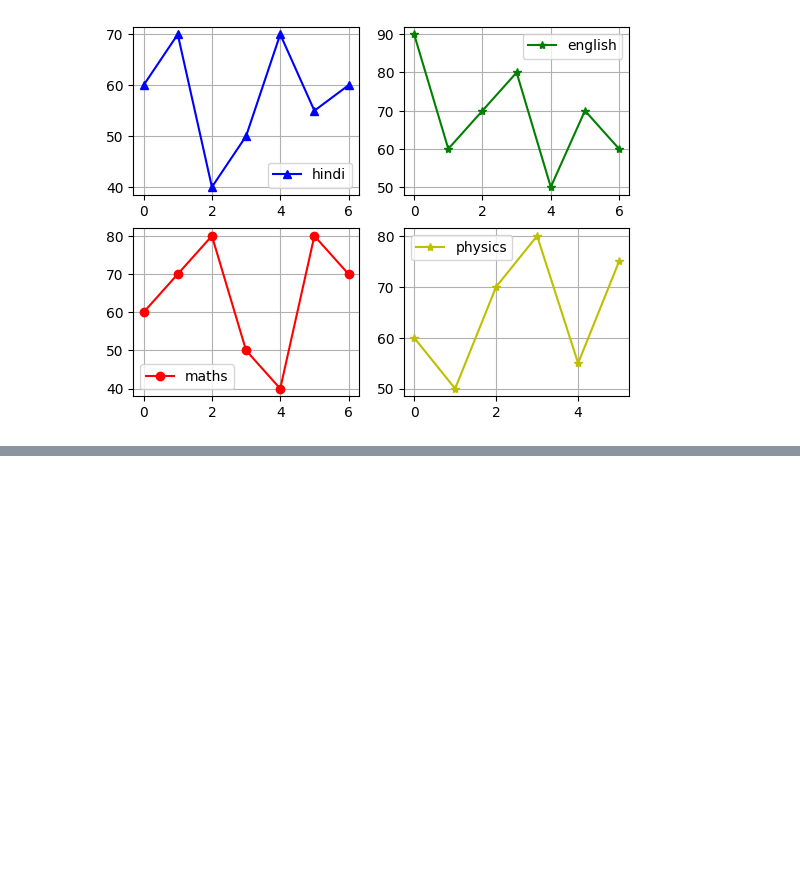
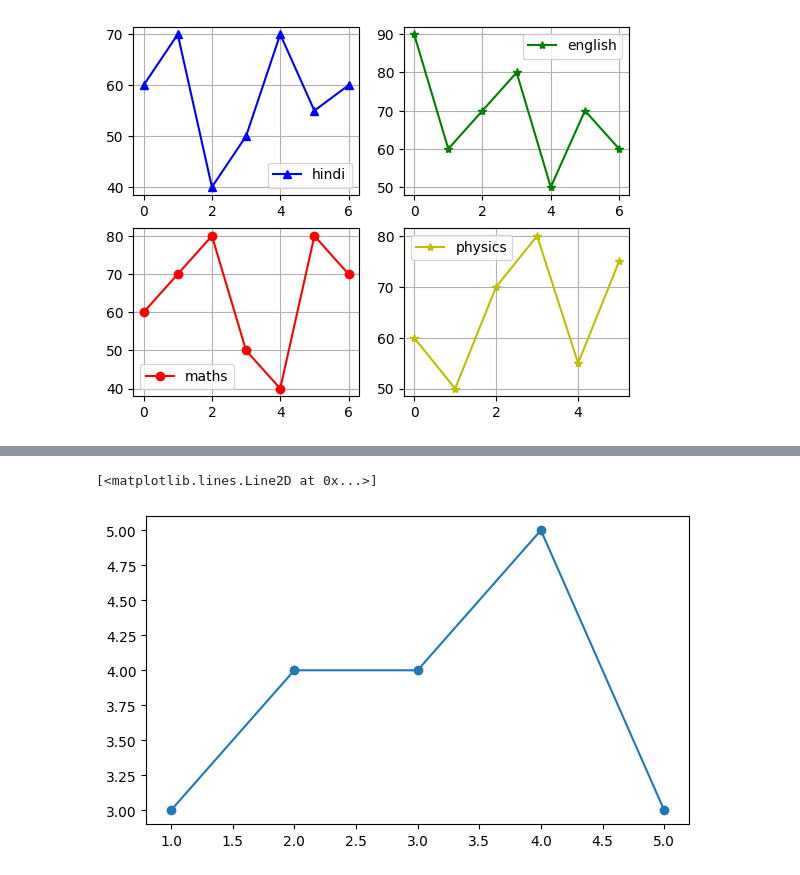
Before and after one commit to Utkash12/digipodium, a Jupyter notebook: data analysis/visualization_prac.ipynb, the cells around one changed output, grey strips where cells are left out. Drawn from its saved outputs; the diff is of its cells as text; code cells hidden in the pictures; blank space fills up the shorter version.

```diff
--- a/data analysis/visualization_prac.ipynb
+++ b/data analysis/visualization_prac.ipynb
@@ -209,0 +255,8 @@ No artists with labels found to put in legend.  Note that artists whose label st
+# %%
+fig, ax=plt.subplots(figsize=(7, 4))
+x=[1, 2, 3, 4, 5]
+y=[3,4,4,5,3]
+ax.plot(x, y,'o-')
+# %% [output]
+[<matplotlib.lines.Line2D at 0x...>]
+[figure, added]
```
Also changed, not shown: parts of 8 cells of this notebook, 1 other file.
